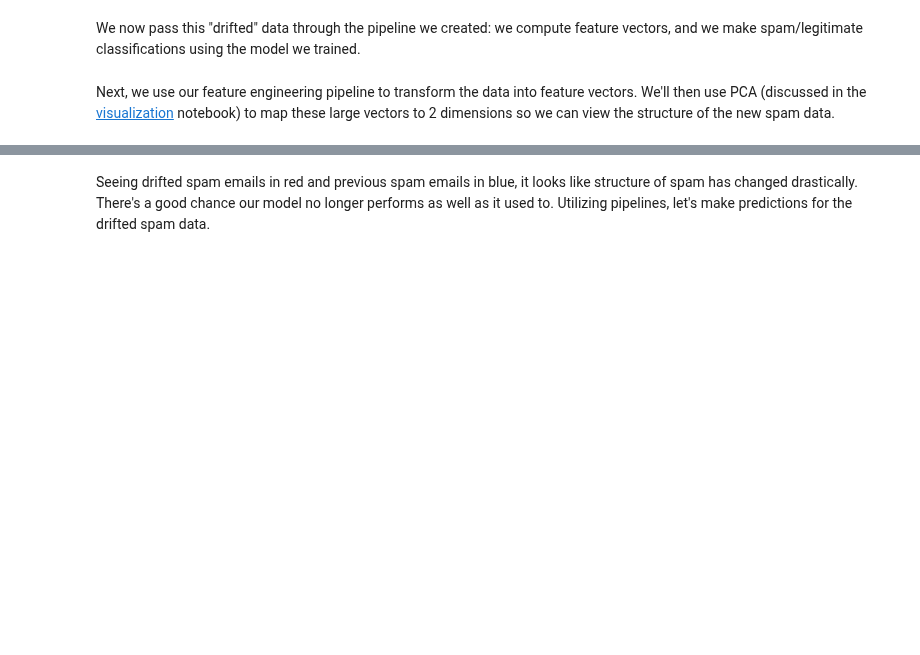
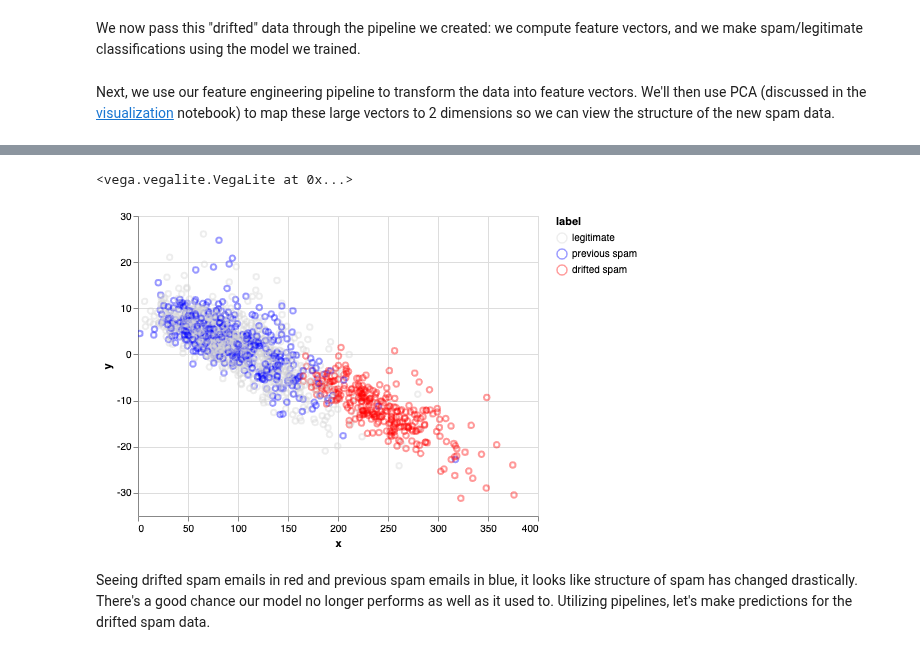
Before and after one commit to willb/openshift-ml-workflows-workshop, a Jupyter notebook: source/05-data-drift.ipynb, the cells around one changed output, grey strips where cells are left out. Saved outputs shown, nothing was run; the diff lists cells and outputs as text; code cells hidden in the pictures; blank space fills up the shorter version.

Commit message:
fixed dependency issues + rendered 05-data-drift

```diff
--- a/source/05-data-drift.ipynb
+++ b/source/05-data-drift.ipynb
@@ -80,34 +99,26 @@ pca_df_drift
 # %%
-# needs better readability: add drifted data to legend
-
 import altair as alt
 from altair.expr import datum
 alt.renderers.enable('notebook')
 SAMPLE = 2000
+plot_data = pca_df.assign(label = df_train["label"])
+plot_data["label"]= plot_data["label"].replace("spam", "previous spam")
 
-plot_data = pd.concat([df.reset_index(), pca_df], axis=1)
-plot_data_drift = pd.concat([df.reset_index(), pca_df_drift], axis=1)
+plot_data_drift = pca_df_drift.assign(label = "drifted spam")
 
-domain = ['legitimate', 'spam']
-range_ = ['lightgray', 'blue']
+plot_data2 = pd.concat([plot_data_drift, plot_data])
+domain = ['legitimate', 'previous spam', 'drifted spam']
+range_ = ['lightgray', 'blue', 'red']
 
-chart1 = alt.Chart(plot_data.sample(SAMPLE)) \
+chart1 = alt.Chart(plot_data2.sample(SAMPLE))\
             .mark_point(opacity=0.4) \
-            .encode(x='x', y='y', \
-                    color=alt.Color('label', scale = alt.Scale(domain=domain, range=range_)))\
+            .encode(x='x', y='y', color = alt.Color('label', scale= alt.Scale(domain=domain, range=range_)))\
             .interactive()
 
-range_ = ['red']
-
-chart2 = alt.Chart(plot_data_drift.sample(SAMPLE)) \
-            .mark_point(opacity=0.3, color = 'red') \
-            .encode(x='x',y='y') \
-            .interactive()
-                   #color=alt.Color('label', scale = alt.Scale(domain=domain, range=range_)))\
-
-
-chart = chart1 + chart2
-chart
+chart1
+# %% [output]
+<vega.vegalite.VegaLite at 0x...>
+[figure, added]
 # %% [markdown]
 Seeing drifted spam emails in red and previous spam emails in blue, it looks like structure of spam has changed drastically. There's a good chance our model no longer performs as well as it used to. Utilizing pipelines, let's make predictions for the drifted spam data.
 # %%
```
Also changed, not shown: parts of 13 cells of this notebook, 7 other files.
